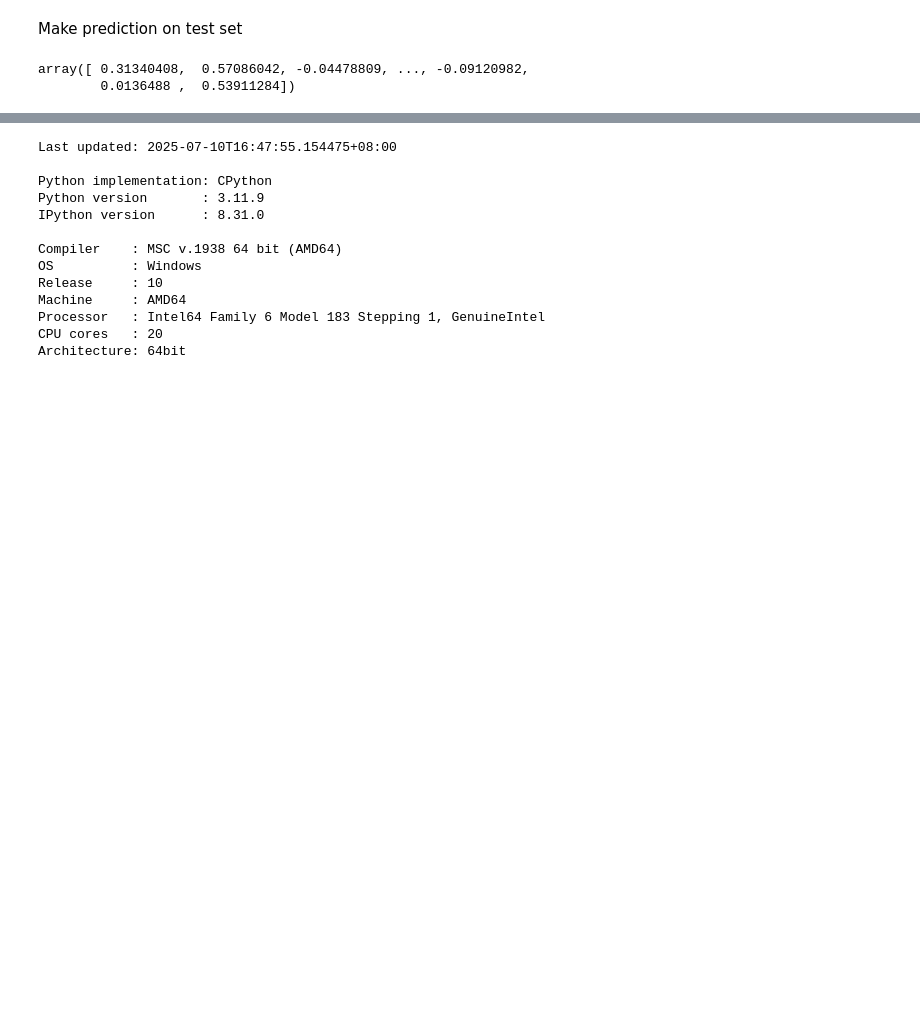
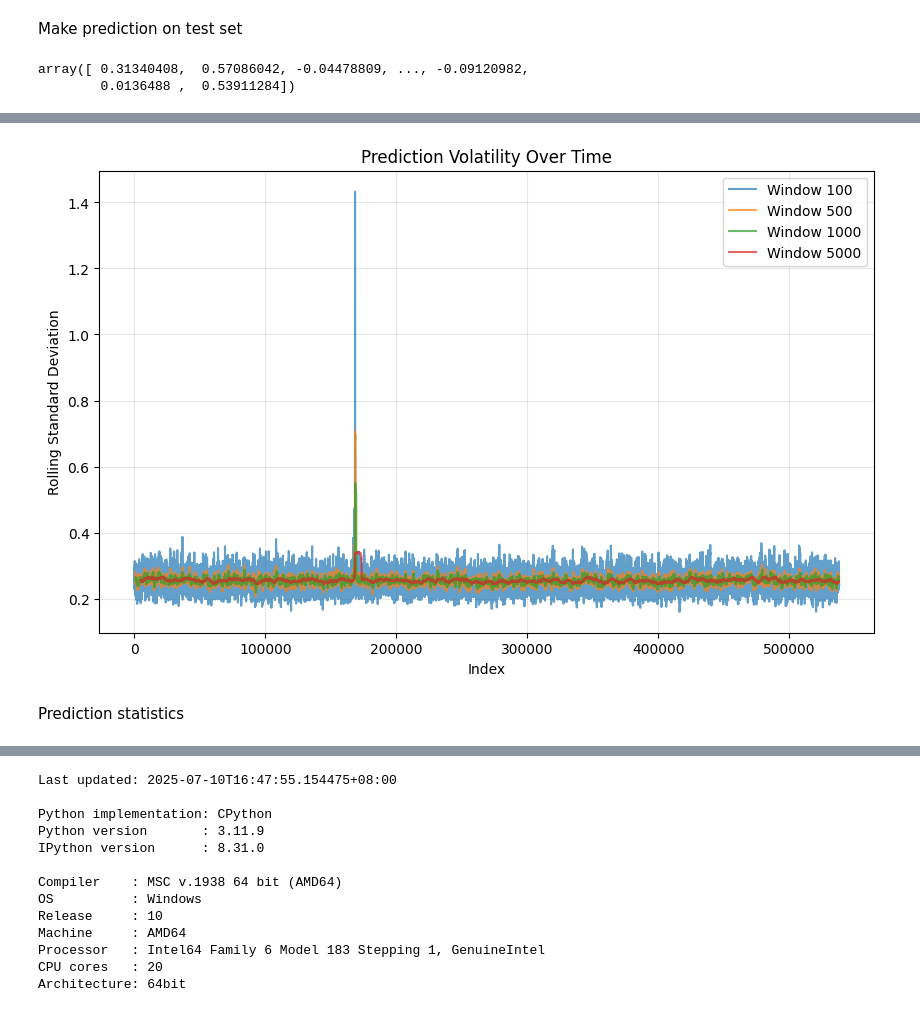
Before and after one commit to minimartzz/drw-crypto-market-prediction, a Jupyter notebook: others_solutions.ipynb, the cells around one changed output, grey strips where cells are left out. Cells and saved outputs as stored; diff of their text form; code cells hidden in the pictures; blank space fills up the shorter version.

```diff
--- a/others_solutions.ipynb
+++ b/others_solutions.ipynb
@@ -366,0 +932,20 @@ scores.write_csv("results/lgbm_rolling.csv")
+# %%
+# Additional analysis plot
+fig, ax = plt.subplots(1, 1, figsize=(10, 6))
+
+# Prediction volatility over time
+window_sizes = [100, 500, 1000, 5000]
+for window in window_sizes:
+    rolling_vol = pred_series.rolling(window).std()
+    ax.plot(rolling_vol, label=f'Window {window}', alpha=0.7)
+
+ax.set_title('Prediction Volatility Over Time')
+ax.set_xlabel('Index')
+ax.set_ylabel('Rolling Standard Deviation')
+ax.legend()
+ax.grid(True, alpha=0.3)
+plt.show()
+# %% [output]
+[figure, added]
+# %% [markdown]
+Prediction statistics
```
Also changed, not shown: parts of 16 cells of this notebook.
